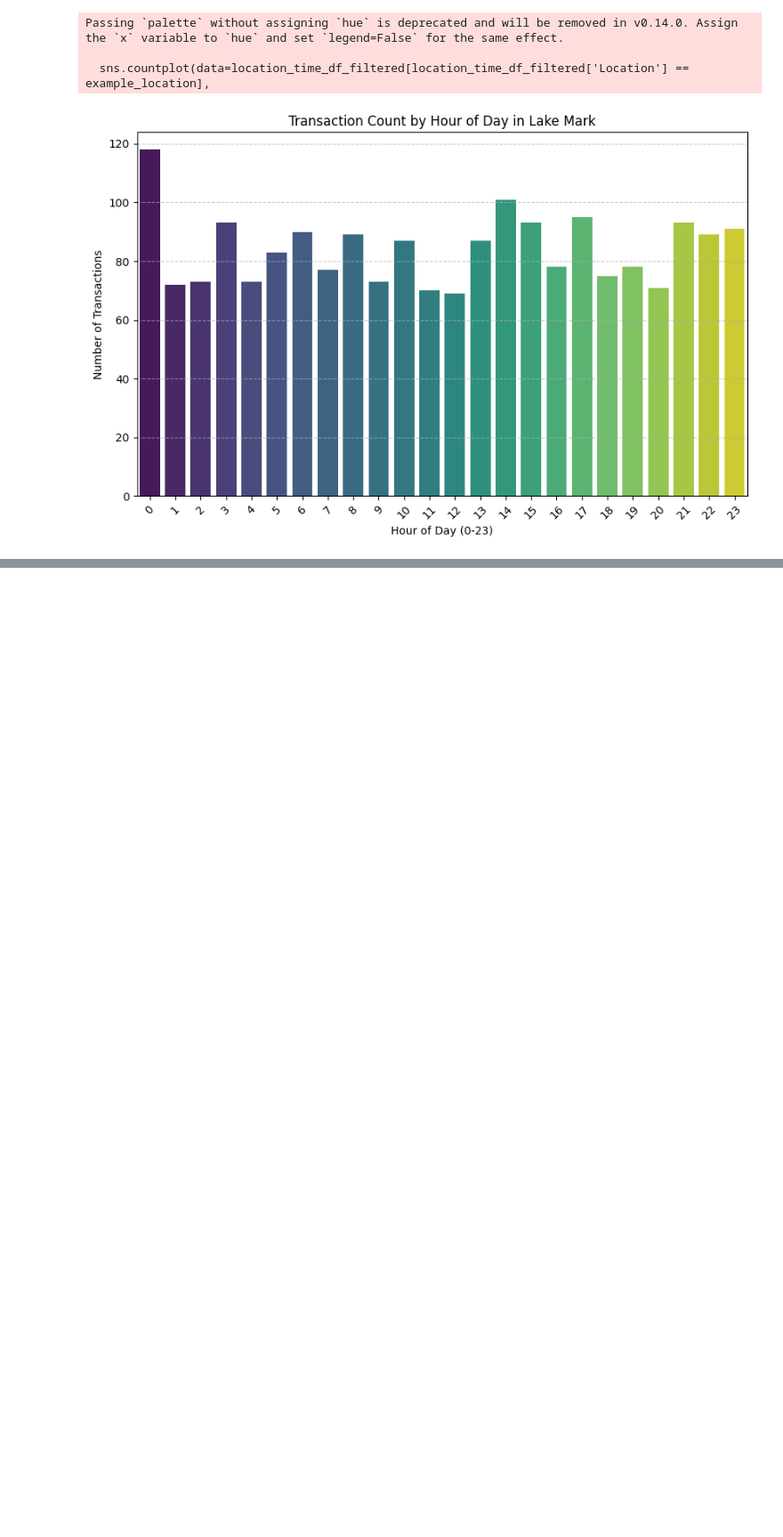
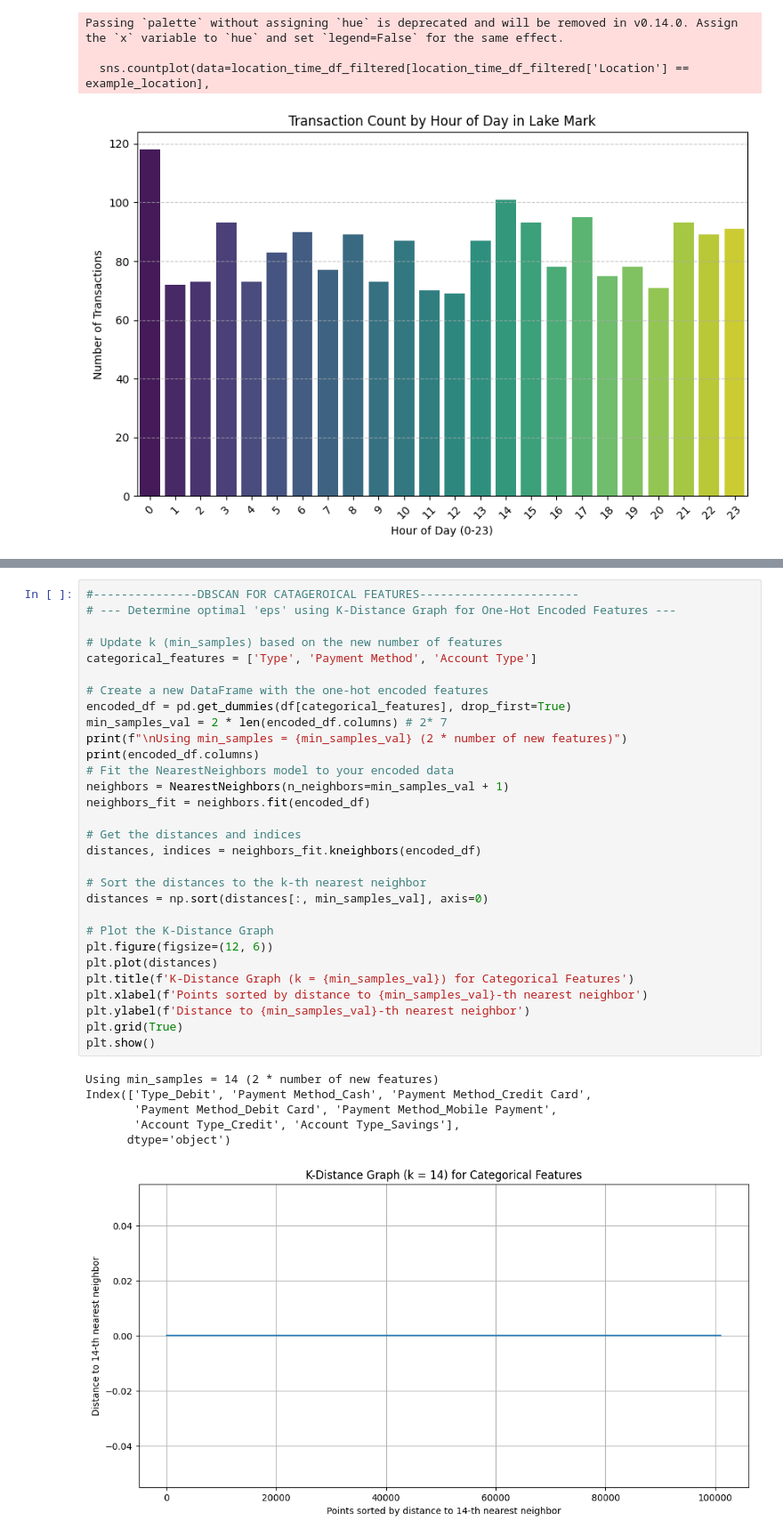
Before and after one commit to TechX-Resources/PersonalFinanceChatbot, a Jupyter notebook: data_preparation_notebook.ipynb, the cells around one changed output, grey strips where cells are left out. Shown at 89% size. Saved outputs shown, nothing was run; the diff lists cells and outputs as text; blank space fills up the shorter version.

```diff
--- a/data_preparation_notebook.ipynb
+++ b/data_preparation_notebook.ipynb
@@ -306,0 +455,37 @@ Passing `palette` without assigning `hue` is deprecated and will be removed in v
+# %%
+#---------------DBSCAN FOR CATAGEROICAL FEATURES-----------------------
+# --- Determine optimal 'eps' using K-Distance Graph for One-Hot Encoded Features ---
+
+# Update k (min_samples) based on the new number of features
+categorical_features = ['Type', 'Payment Method', 'Account Type']
+
+# Create a new DataFrame with the one-hot encoded features
+encoded_df = pd.get_dummies(df[categorical_features], drop_first=True)
+min_samples_val = 2 * len(encoded_df.columns) # 2* 7
+print(f"\nUsing min_samples = {min_samples_val} (2 * number of new features)")
+print(encoded_df.columns)
+# Fit the NearestNeighbors model to your encoded data
+neighbors = NearestNeighbors(n_neighbors=min_samples_val + 1)
+neighbors_fit = neighbors.fit(encoded_df)
+
+# Get the distances and indices
+distances, indices = neighbors_fit.kneighbors(encoded_df)
+
+# Sort the distances to the k-th nearest neighbor
+distances = np.sort(distances[:, min_samples_val], axis=0)
+
+# Plot the K-Distance Graph
+plt.figure(figsize=(12, 6))
+plt.plot(distances)
+plt.title(f'K-Distance Graph (k = {min_samples_val}) for Categorical Features')
+plt.xlabel(f'Points sorted by distance to {min_samples_val}-th nearest neighbor')
+plt.ylabel(f'Distance to {min_samples_val}-th nearest neighbor')
+plt.grid(True)
+plt.show()
+# %% [output]
+Using min_samples = 14 (2 * number of new features)
+Index(['Type_Debit', 'Payment Method_Cash', 'Payment Method_Credit Card',
+       'Payment Method_Debit Card', 'Payment Method_Mobile Payment',
+       'Account Type_Credit', 'Account Type_Savings'],
+      dtype='object')
+[figure, added]
```
Also changed, not shown: parts of 4 cells of this notebook.
